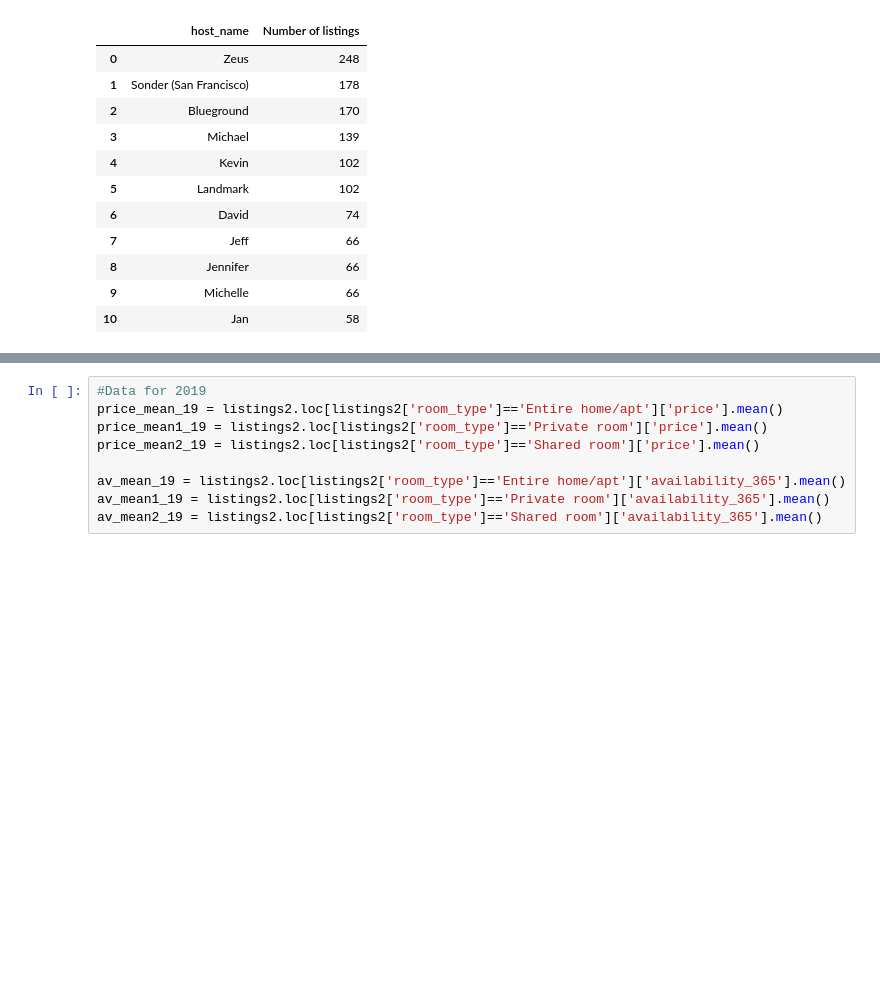
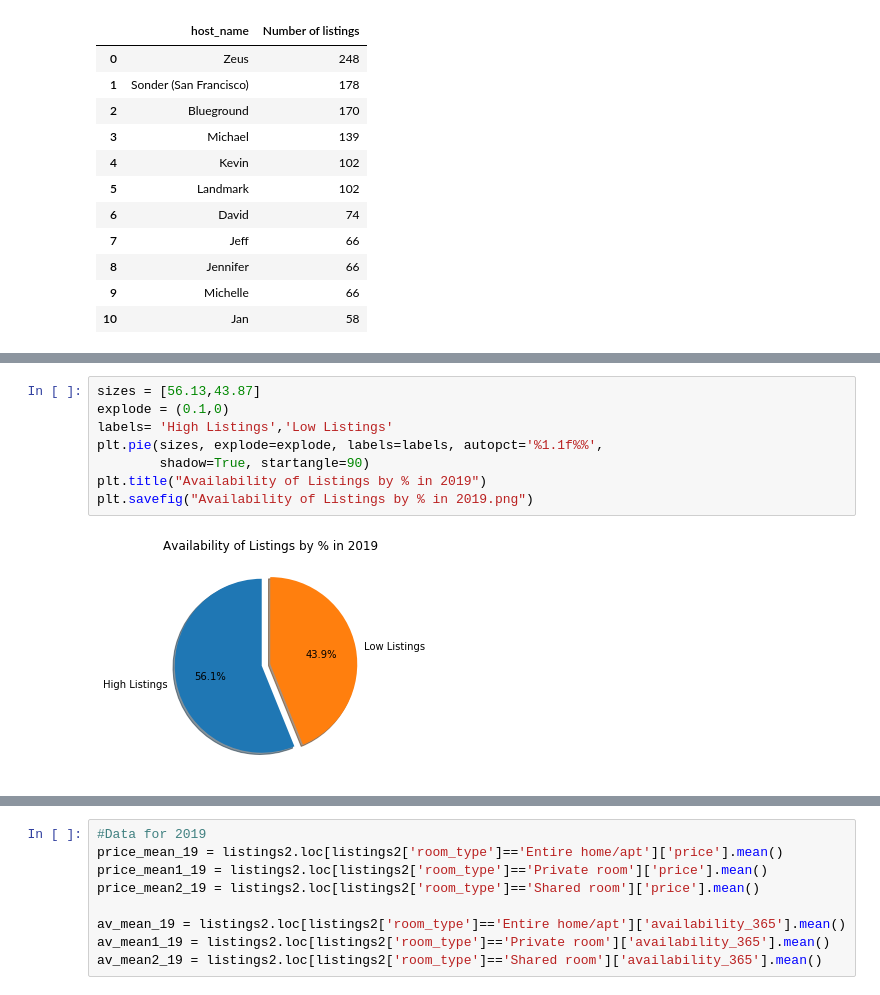
Before and after one commit to ramneekc/Airbnb_Project, a Jupyter notebook: Airbnb.ipynb, the cells around one changed output, grey strips where cells are left out. Drawn from its saved outputs; the diff is of its cells as text; blank space fills up the shorter version.

```diff
--- a/Airbnb.ipynb
+++ b/Airbnb.ipynb
@@ -75,0 +134,10 @@ top_10_host.head(11)
+# %%
+sizes = [56.13,43.87]
+explode = (0.1,0)
+labels= 'High Listings','Low Listings'
+plt.pie(sizes, explode=explode, labels=labels, autopct='%1.1f%%',
+        shadow=True, startangle=90)
+plt.title("Availability of Listings by % in 2019")
+plt.savefig("Availability of Listings by % in 2019.png")
+# %% [output]
+[figure, added]
```
Also changed, not shown: parts of 19 cells of this notebook, 1 other file.
